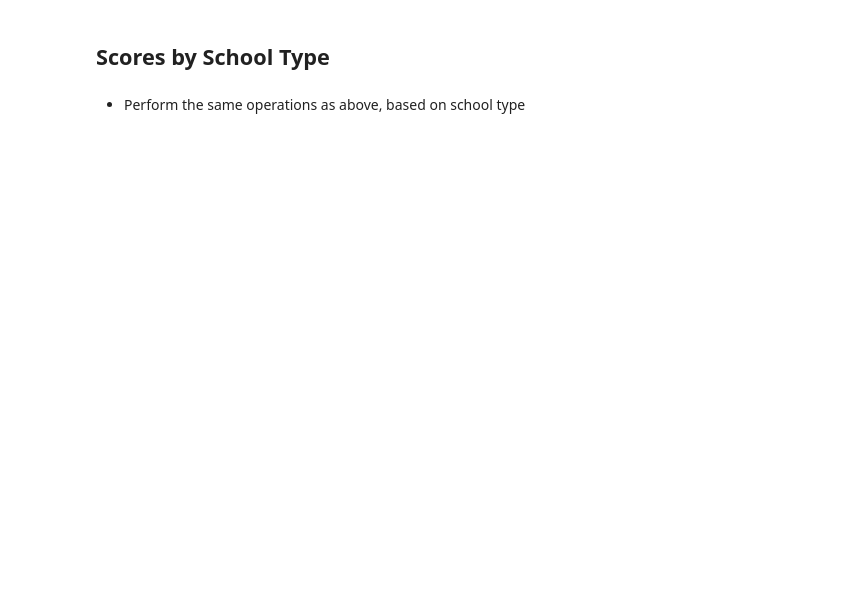
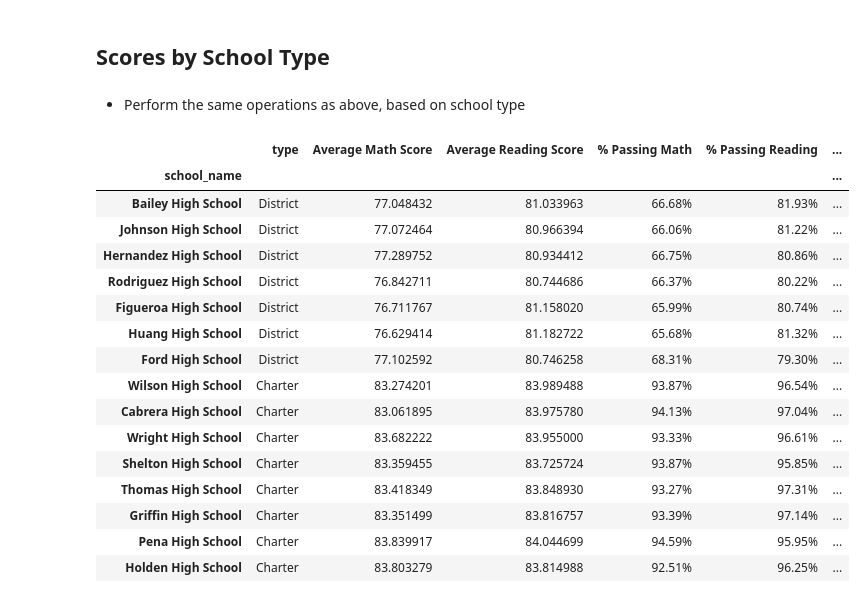
Before and after one commit to travisb98/Schools_Performance_Analysis, a Jupyter notebook: Final/Schools_Performance_Analysis.ipynb, the cells around one changed output. Cells and saved outputs as stored; diff of their text form; code cells hidden in the pictures; blank space fills up the shorter version.

```diff
--- a/Final/Schools_Performance_Analysis.ipynb
+++ b/Final/Schools_Performance_Analysis.ipynb
@@ -523,3 +555,34 @@ y_bins_labeles
 ## Scores by School Type
 # %% [markdown]
 * Perform the same operations as above, based on school type
+# %%
+dist_chart_score=score_by_size
+
+del dist_chart_score["School Size Rank"]
+del dist_chart_score["size"]
+
+indi_school_data=school_data.set_index("school_name")
+#pulls in the type to the summary frame
+dist_chart_score=pd.merge(dist_chart_score,indi_school_data[["type"]],how='left',on='school_name')
+
+dist_chart_score=dist_chart_score[['type','Average Math Score', 'Average Reading Score', '% Passing Math','% Passing Reading', '% Passing Both']]
+
+dist_chart_score
+# %% [output]
+|  | type | Average Math Score | Average Reading Score | % Passing Math | % Passing Reading | ... |
+| school_name |  |  |  |  |  | ... |
+| Bailey High School | District | 77.048432 | 81.033963 | 66.68% | 81.93% | ... |
+| Johnson High School | District | 77.072464 | 80.966394 | 66.06% | 81.22% | ... |
+| Hernandez High School | District | 77.289752 | 80.934412 | 66.75% | 80.86% | ... |
+| Rodriguez High School | District | 76.842711 | 80.744686 | 66.37% | 80.22% | ... |
+| Figueroa High School | District | 76.711767 | 81.158020 | 65.99% | 80.74% | ... |
+| Huang High School | District | 76.629414 | 81.182722 | 65.68% | 81.32% | ... |
+| Ford High School | District | 77.102592 | 80.746258 | 68.31% | 79.30% | ... |
+| Wilson High School | Charter | 83.274201 | 83.989488 | 93.87% | 96.54% | ... |
+| Cabrera High School | Charter | 83.061895 | 83.975780 | 94.13% | 97.04% | ... |
+| Wright High School | Charter | 83.682222 | 83.955000 | 93.33% | 96.61% | ... |
+| Shelton High School | Charter | 83.359455 | 83.725724 | 93.87% | 95.85% | ... |
+| Thomas High School | Charter | 83.418349 | 83.848930 | 93.27% | 97.31% | ... |
+| Griffin High School | Charter | 83.351499 | 83.816757 | 93.39% | 97.14% | ... |
+| Pena High School | Charter | 83.839917 | 84.044699 | 94.59% | 95.95% | ... |
+| Holden High School | Charter | 83.803279 | 83.814988 | 92.51% | 96.25% | ... |
```
Also changed, not shown: parts of 1 cell of this notebook.
